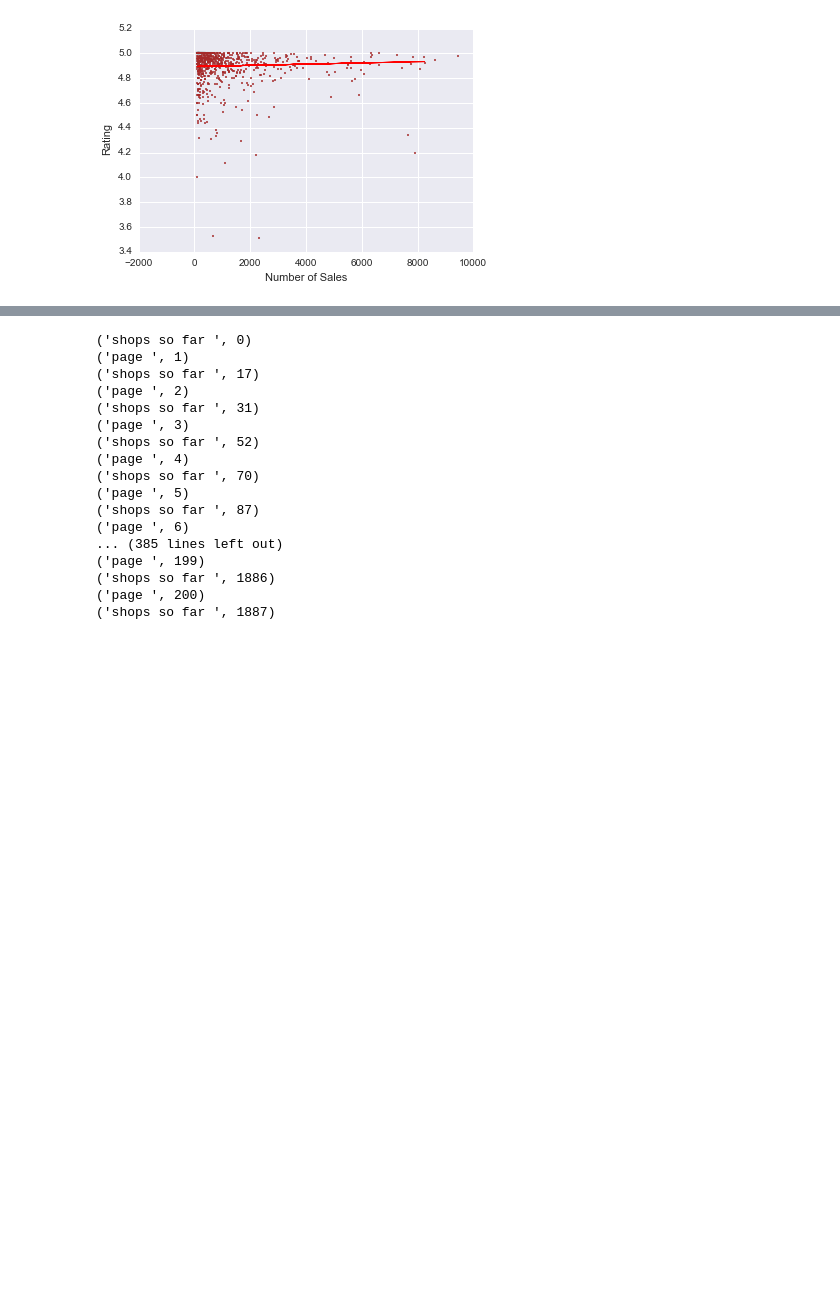
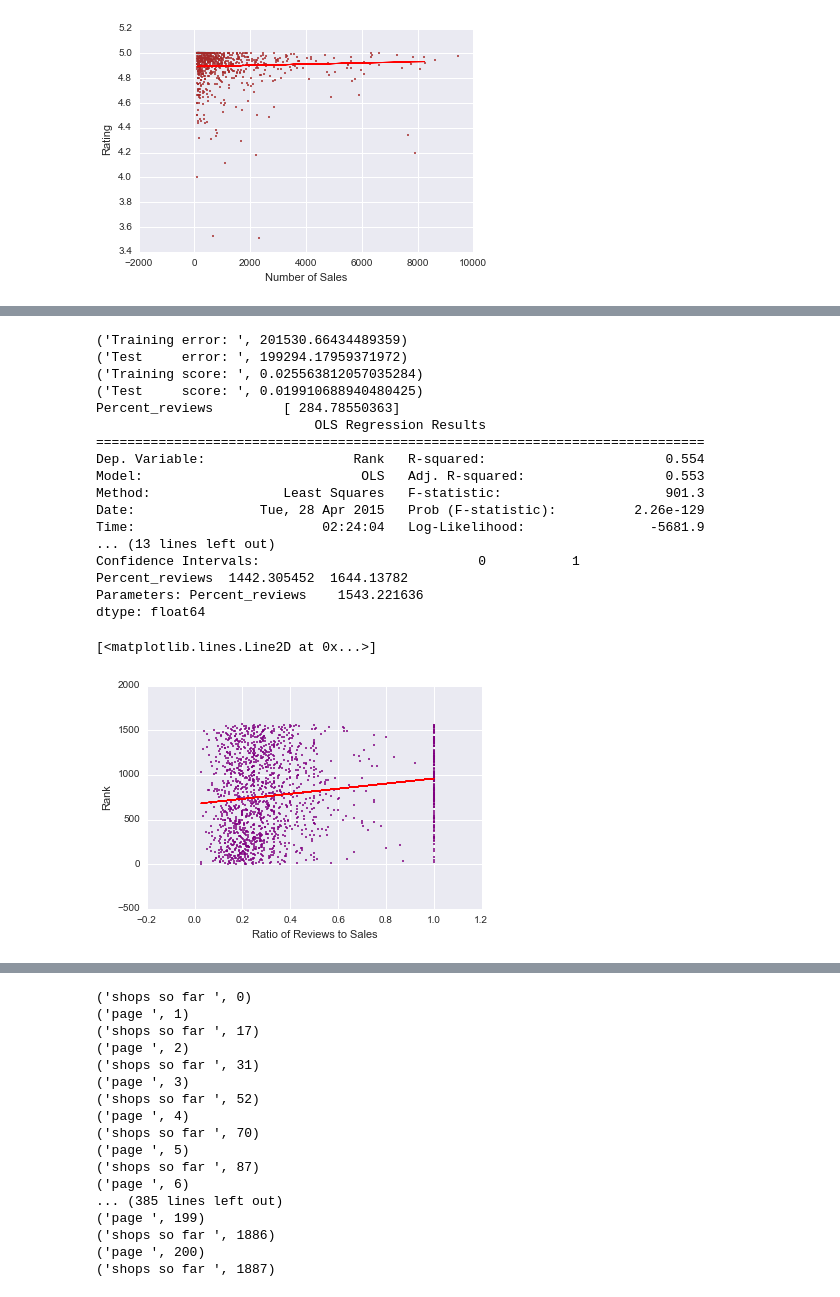
Before and after one commit to taniapapandrea/spring-2015-homeworks, a Jupyter notebook: submissions/Homework-6/6.Etsy-Shops.ipynb, the cells around one changed output, grey strips where cells are left out. Saved outputs shown, nothing was run; the diff lists cells and outputs as text; code cells hidden in the pictures; blank space fills up the shorter version.

```diff
--- a/submissions/Homework-6/6.Etsy-Shops.ipynb
+++ b/submissions/Homework-6/6.Etsy-Shops.ipynb
@@ -596,0 +707,70 @@ dtype: float64
+# %%
+filtered = df[df.Percent_reviews>0]
+X = filtered.Percent_reviews
+Y = filtered.Rank
+plt.scatter(X, Y, s=3, color='purple')
+plt.xlabel('Ratio of Reviews to Sales')
+plt.ylabel('Rank')
+
+#Linear Regression for Rank
+r = filtered.copy()
+r['rand'] = [np.random.rand() for i in range(len(r))]
+r = r.sort('rand')
+r = r.drop('rand', 1)
+r = r.convert_objects(convert_numeric=True)
+
+test = r.head(len(r)/2).replace(-1, 0)
+train = r.tail(len(r)/2).replace(-1,0)
+
+y_train = train[['Rank']]
+y_test = test[['Rank']]
+
+x_train = train[['Percent_reviews']]
+x_test = test[['Percent_reviews']]
+
+#LINEAR REGRESSION
+regr = linear_model.LinearRegression()
+regr.fit(x_train, y_train)
+
+print("Training error: ", metrics.mean_squared_error(regr.predict(x_train),y_train))
+print("Test     error: ", metrics.mean_squared_error(regr.predict(x_test),y_test))
+
+train_score = regr.score(x_train,y_train)
+test_score = regr.score(x_test,y_test)
+print("Training score: ", train_score)
+print("Test     score: ", test_score)
+
+features = ['Percent_reviews']
+coefficients = regr.coef_
+for i in range(len(coefficients)):
+    print features[i],"\t",coefficients[i]
+
+#OLS REGRESSION
+model = sm.OLS(y_train, x_train)
+results = model.fit()
+print results.summary()
+print "Confidence Intervals:", results.conf_int()
+print "Parameters:", results.params
+
+plt.plot(x_test, regr.predict(x_test), color='red',
+         linewidth=1)
+# %% [output]
+('Training error: ', 201530.66434489359)
+('Test     error: ', 199294.17959371972)
+('Training score: ', 0.025563812057035284)
+('Test     score: ', 0.019910688940480425)
+Percent_reviews         [ 284.78550363]
+                            OLS Regression Results
+==============================================================================
+Dep. Variable:                   Rank   R-squared:                       0.554
+Model:                            OLS   Adj. R-squared:                  0.553
+Method:                 Least Squares   F-statistic:                     901.3
+Date:                Tue, 28 Apr 2015   Prob (F-statistic):          2.26e-129
+Time:                        02:24:04   Log-Likelihood:                -5681.9
+... (13 lines left out)
+Confidence Intervals:                            0           1
+Percent_reviews  1442.305452  1644.13782
+Parameters: Percent_reviews    1543.221636
+dtype: float64
+[<matplotlib.lines.Line2D at 0x...>]
+[figure, added]
```
Also changed, not shown: parts of 7 cells of this notebook.
